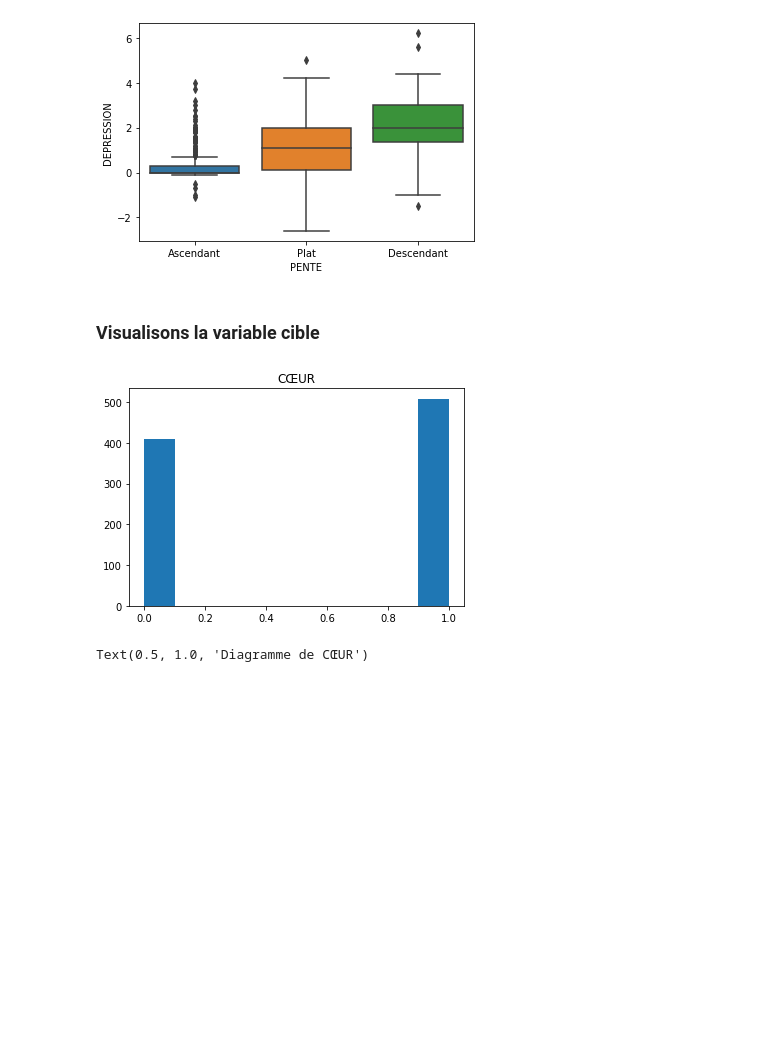
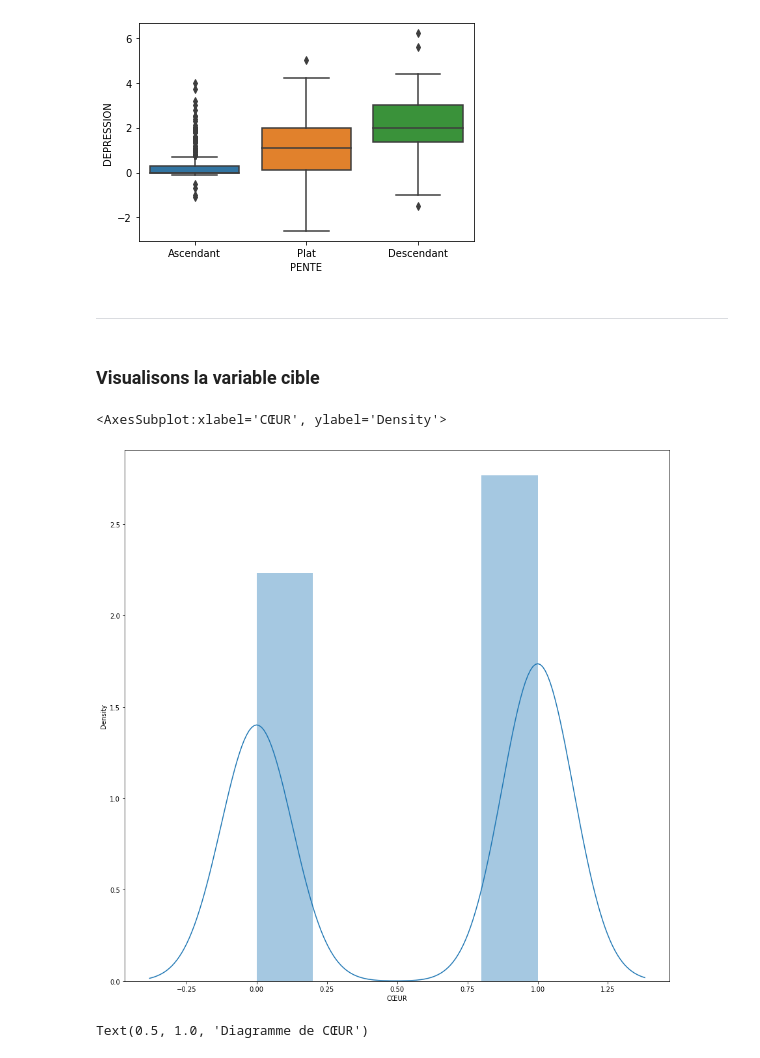
Before and after one commit to Mexiale/Heart_Desease-Prediction, a Jupyter notebook: EDA Heart_Desease.ipynb, the cells around one changed output. Saved outputs shown, nothing was run; the diff lists cells and outputs as text; code cells hidden in the pictures; blank space fills up the shorter version.

```diff
--- a/EDA Heart_Desease.ipynb
+++ b/EDA Heart_Desease.ipynb
@@ -253,14 +246,16 @@ for i in Data_Quali:
 [figure]
 [figure]
 [figure]
+# %% [markdown]
+*****************************************************
 # %% [markdown]
 ### Visualisons la variable cible
-# %%
-plt.hist(df['CŒUR'])
-plt.title("CŒUR")
-plt.show()
-# %% [output]
-[figure, removed]
+# %%
+plt.figure()
+sns.distplot(df['CŒUR'])
+# %% [output]
+<AxesSubplot:xlabel='CŒUR', ylabel='Density'>
+[figure, added]
 # %%
 plt.figure()
 plt.pie(df['CŒUR'].value_counts(), labels=df['CŒUR'].unique(), autopct='%.1f%%')
```
Also changed, not shown: parts of 3 cells of this notebook, 3 other files.
